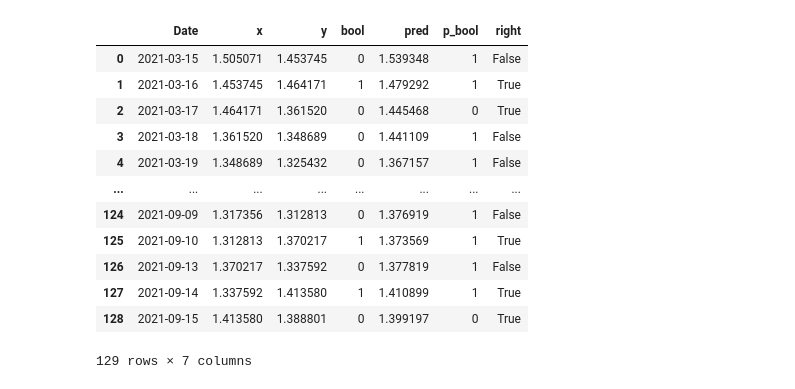
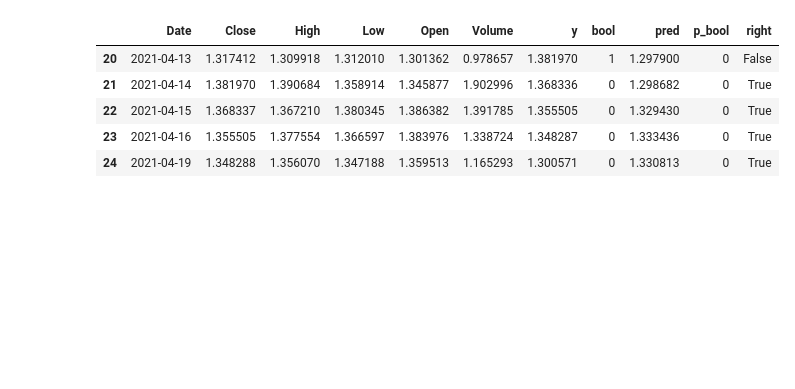
Before and after one commit to GustavoFortti/Studies-Price-Prediction-v6, a Jupyter notebook: notebooks/pred.ipynb, the cells around one changed output. Cells and saved outputs as stored; diff of their text form; code cells hidden in the pictures; blank space fills up the shorter version.

```diff
--- a/notebooks/pred.ipynb
+++ b/notebooks/pred.ipynb
@@ -1,33 +1,26 @@
 # %%
 import pandas as pd
 import seaborn as sns
 import numpy as np
 from scipy import stats
 import matplotlib.pyplot as plt
 import matplotlib.dates as mdates
 import matplotlib.cbook as cbook
 %matplotlib inline
 import time
 from sklearn.preprocessing import StandardScaler
 from sklearn.metrics import mean_squared_error, mean_absolute_percentage_error, r2_score, explained_variance_score
 from sklearn.metrics import mean_squared_log_error, mean_poisson_deviance, mean_gamma_deviance, mean_tweedie_deviance, max_error
 
-df = pd.read_csv("pred_1.csv")
-df
+df = pd.read_csv("pred.csv")
+df.iloc[20:25, :]
 # %% [output]
-|  | Date | x | y | bool | pred | p_bool | right |
-| 0 | 2021-03-15 | 1.505071 | 1.453745 | 0 | 1.539348 | 1 | False |
-| 1 | 2021-03-16 | 1.453745 | 1.464171 | 1 | 1.479292 | 1 | True |
-| 2 | 2021-03-17 | 1.464171 | 1.361520 | 0 | 1.445468 | 0 | True |
-| 3 | 2021-03-18 | 1.361520 | 1.348689 | 0 | 1.441109 | 1 | False |
-| 4 | 2021-03-19 | 1.348689 | 1.325432 | 0 | 1.367157 | 1 | False |
-| ... | ... | ... | ... | ... | ... | ... | ... |
-| 124 | 2021-09-09 | 1.317356 | 1.312813 | 0 | 1.376919 | 1 | False |
-| 125 | 2021-09-10 | 1.312813 | 1.370217 | 1 | 1.373569 | 1 | True |
-| 126 | 2021-09-13 | 1.370217 | 1.337592 | 0 | 1.377819 | 1 | False |
-| 127 | 2021-09-14 | 1.337592 | 1.413580 | 1 | 1.410899 | 1 | True |
-| 128 | 2021-09-15 | 1.413580 | 1.388801 | 0 | 1.399197 | 0 | True |
+|  | Date | Close | High | Low | Open | Volume | y | bool | pred | p_bool | right |
+| 20 | 2021-04-13 | 1.317412 | 1.309918 | 1.312010 | 1.301362 | 0.978657 | 1.381970 | 1 | 1.297900 | 0 | False |
+| 21 | 2021-04-14 | 1.381970 | 1.390684 | 1.358914 | 1.345877 | 1.902996 | 1.368336 | 0 | 1.298682 | 0 | True |
+| 22 | 2021-04-15 | 1.368337 | 1.367210 | 1.380345 | 1.386382 | 1.391785 | 1.355505 | 0 | 1.329430 | 0 | True |
+| 23 | 2021-04-16 | 1.355505 | 1.377554 | 1.366597 | 1.383976 | 1.338724 | 1.348287 | 0 | 1.333436 | 0 | True |
+| 24 | 2021-04-19 | 1.348288 | 1.356070 | 1.347188 | 1.359513 | 1.165293 | 1.300571 | 0 | 1.330813 | 0 | True |
-129 rows × 7 columns
 # %%
 def adjusted_r2(y_test, y_pred, n_features):
   adj_r2 = (1 - ((1 - r2_score(y_test, y_pred)) * (len(y_test) - 1)) / (len(y_test) - n_features - 1))
```
Also changed, not shown: parts of 3 cells of this notebook, 1 other file.
